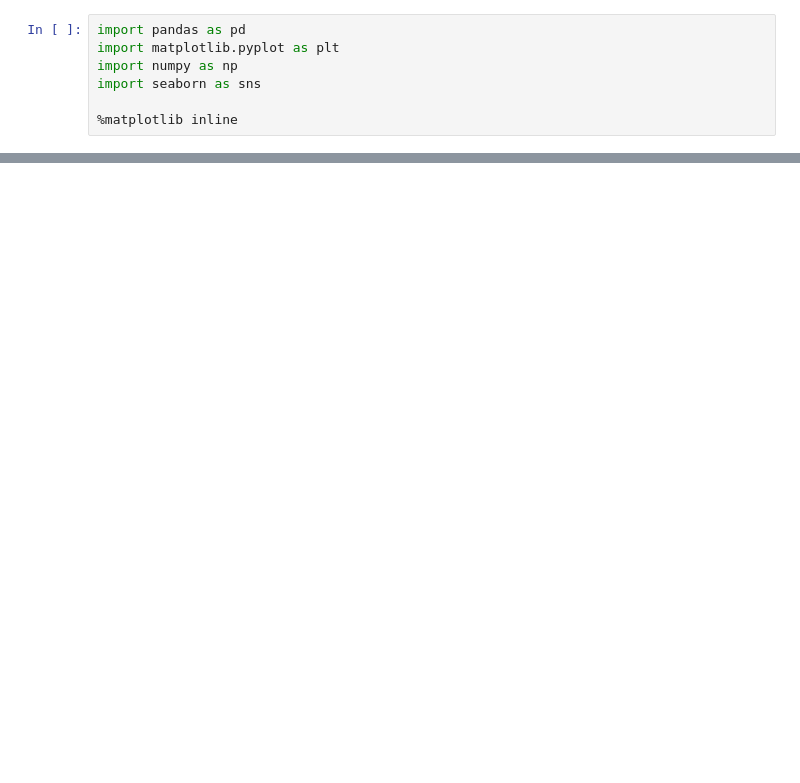
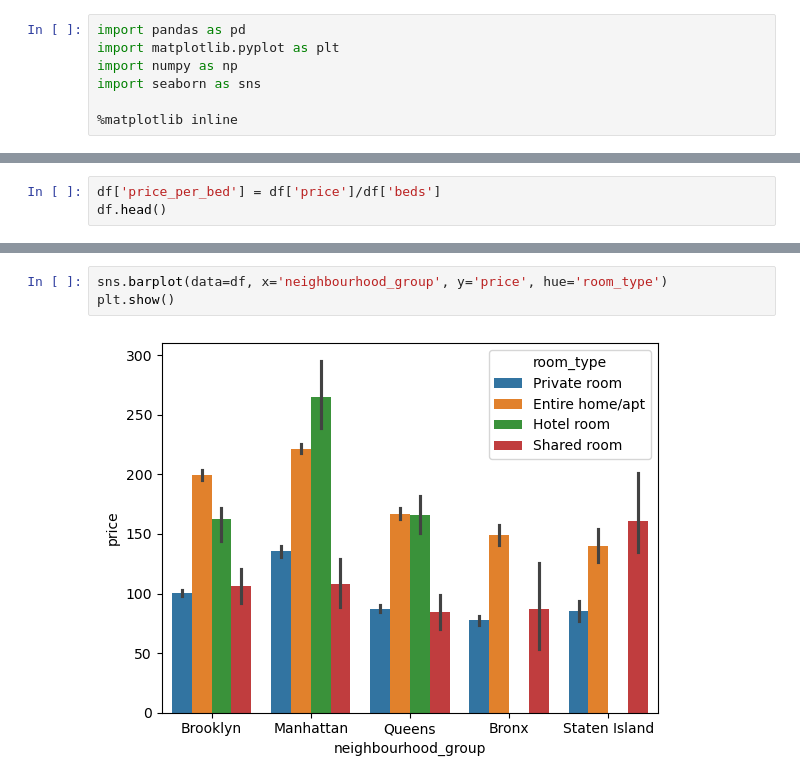
Before and after one commit to sharat-R001/Data-Analytics-, a Jupyter notebook: AirBnB.ipynb, the cells around one changed output, grey strips where cells are left out. Saved outputs shown, nothing was run; the diff lists cells and outputs as text; blank space fills up the shorter version.

```diff
--- a/AirBnB.ipynb
+++ b/AirBnB.ipynb
@@ -11,0 +171,3 @@ FileNotFoundError: [Errno 2] No such file or directory: 'datasets.csv'
+# %%
+df['price_per_bed'] = df['price']/df['beds']
+df.head()
@@ -11,0 +187,5 @@ FileNotFoundError: [Errno 2] No such file or directory: 'datasets.csv'
+# %%
+sns.barplot(data=df, x='neighbourhood_group', y='price', hue='room_type')
+plt.show()
+# %% [output]
+[figure, added]
```
Also changed, not shown: parts of 19 cells of this notebook.
